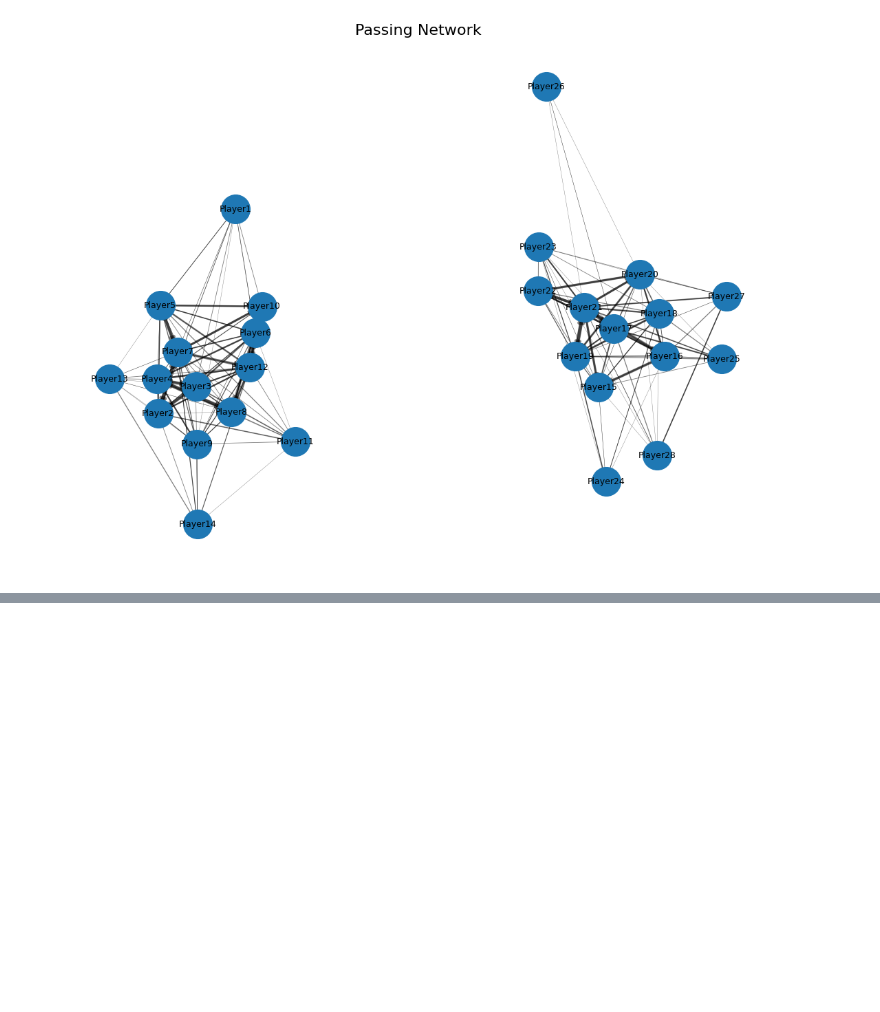
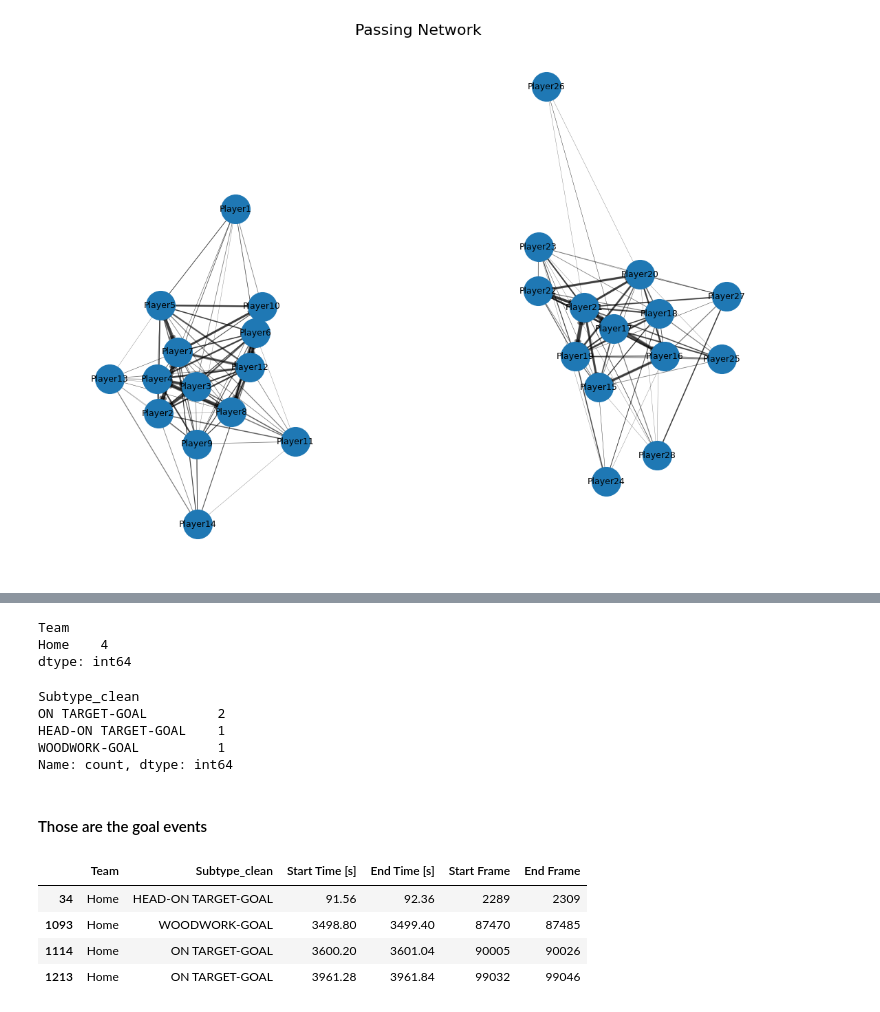
Before and after one commit to ieee-sb-uniwa/milon-football, a Jupyter notebook: notebooks/game1_analysis.ipynb, the cells around one changed output, grey strips where cells are left out. Drawn from its saved outputs; the diff is of its cells as text; code cells hidden in the pictures; blank space fills up the shorter version.

```diff
--- a/notebooks/game1_analysis.ipynb
+++ b/notebooks/game1_analysis.ipynb
@@ -723,0 +912,31 @@ ax.axis('off')
+# %%
+goals = events[(events['Subtype_clean'] == 'WOODWORK-GOAL')
+                | (events['Subtype_clean'] == 'ON TARGET-GOAL')
+                | (events['Subtype_clean'] == 'HEAD-ON TARGET-GOAL')].groupby('Team').size()
+goals
+# %% [output]
+Team
+Home    4
+dtype: int64
+# %%
+events[
+    events['Subtype_clean'].str.contains('-GOAL', na=False)
+]['Subtype_clean'].value_counts()
+# %% [output]
+Subtype_clean
+ON TARGET-GOAL         2
+HEAD-ON TARGET-GOAL    1
+WOODWORK-GOAL          1
+Name: count, dtype: int64
+# %% [markdown]
+#### Those are the goal events
+# %%
+events[
+    events['Subtype_clean'].str.contains('-GOAL')
+][['Team','Subtype_clean','Start Time [s]','End Time [s]','Start Frame','End Frame']]
+# %% [output]
+|  | Team | Subtype_clean | Start Time [s] | End Time [s] | Start Frame | End Frame |
+| 34 | Home | HEAD-ON TARGET-GOAL | 91.56 | 92.36 | 2289 | 2309 |
+| 1093 | Home | WOODWORK-GOAL | 3498.80 | 3499.40 | 87470 | 87485 |
+| 1114 | Home | ON TARGET-GOAL | 3600.20 | 3601.04 | 90005 | 90026 |
+| 1213 | Home | ON TARGET-GOAL | 3961.28 | 3961.84 | 99032 | 99046 |
```
Also changed, not shown: parts of 19 cells of this notebook.
